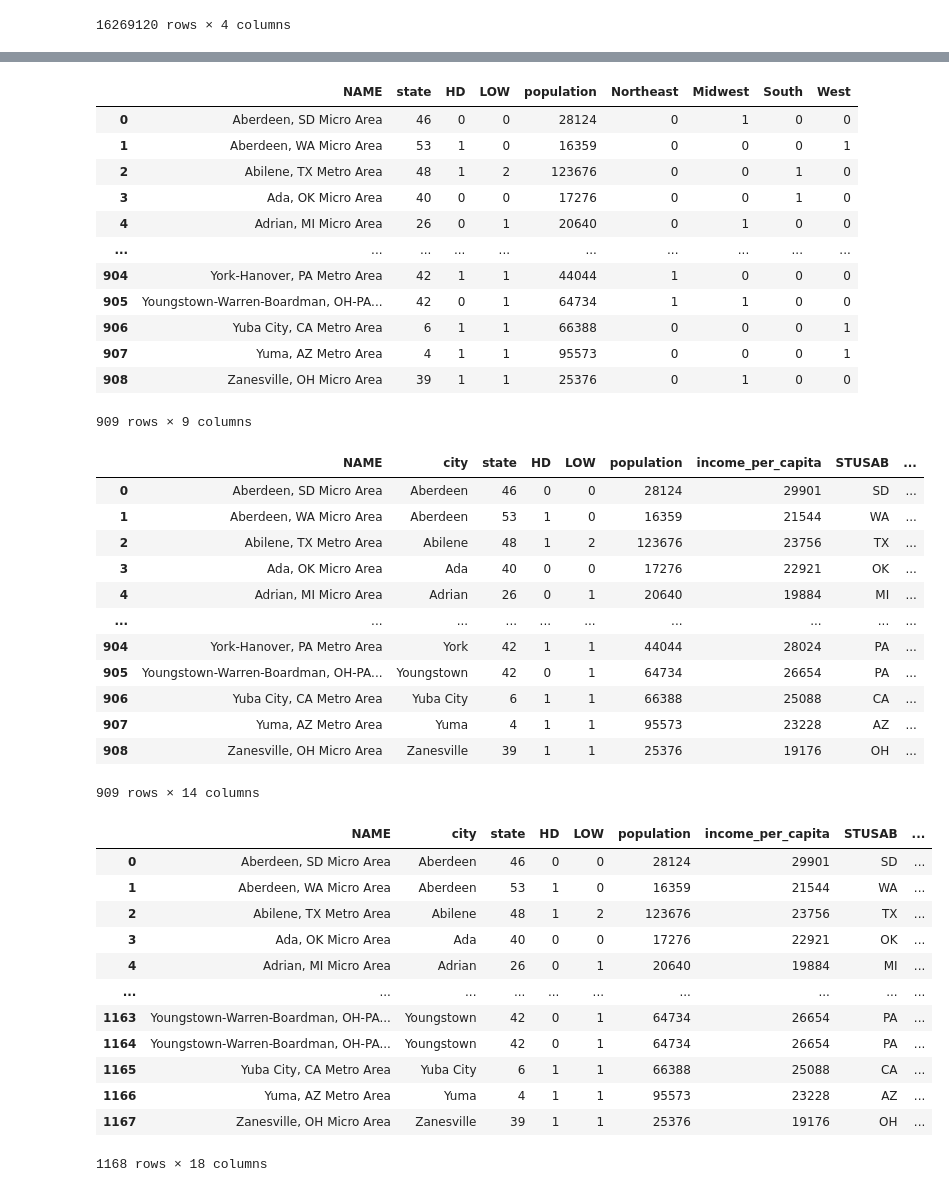
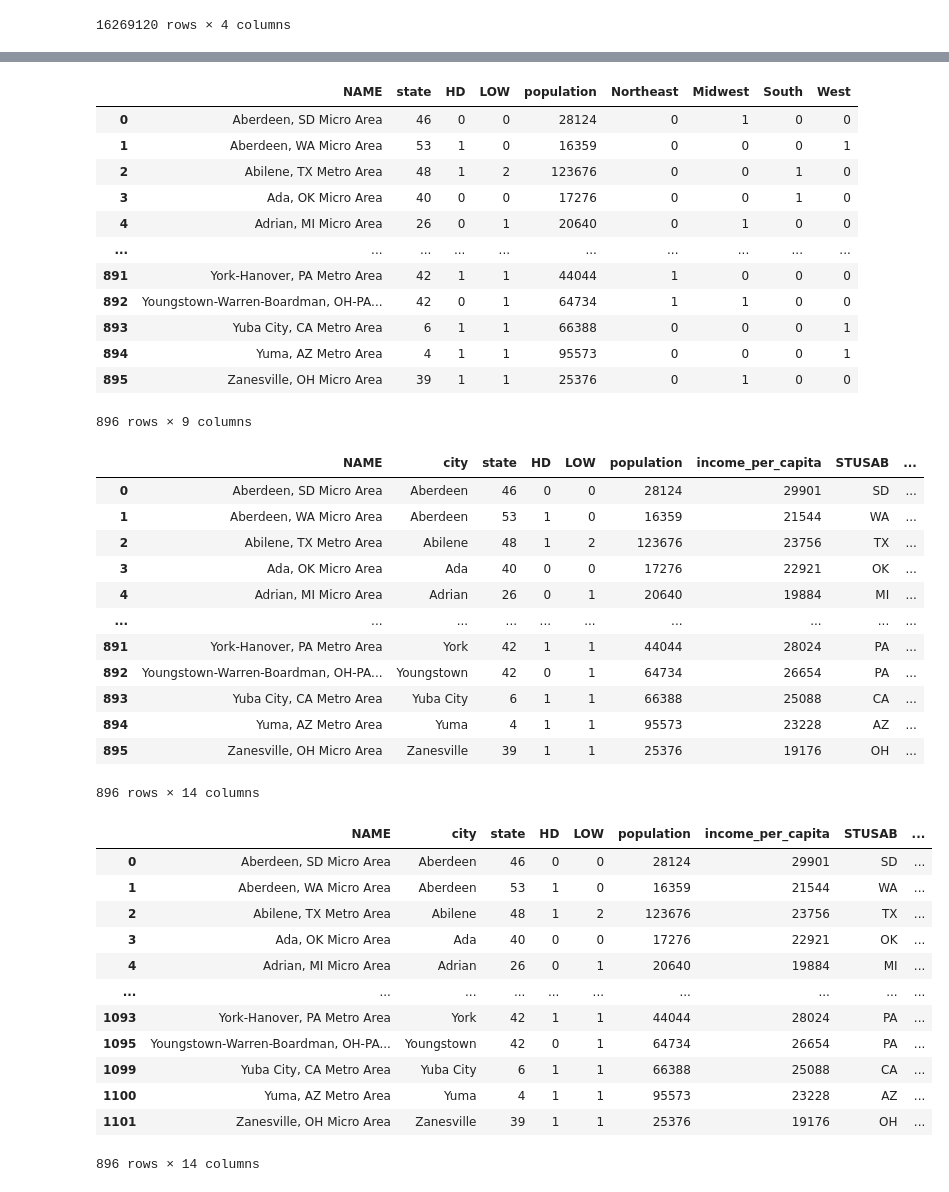
Before and after one commit to ericschulman/entry_games, a Jupyter notebook: estimation/CDP_CBSA.ipynb, the cells around one changed output, grey strips where cells are left out. Saved outputs shown, nothing was run; the diff lists cells and outputs as text; code cells hidden in the pictures.

```diff
--- a/estimation/CDP_CBSA.ipynb
+++ b/estimation/CDP_CBSA.ipynb
@@ -14,7 +11,7 @@ entry2_data = pd.read_csv("entry_loc2.csv")
 CBSA = pd.read_csv("CBSA.csv")
 # %%
 # Clean up CDP city name2s
-lst = [' city',' village',' CDP',' town',' borough',' city and borough']
+lst = [' city',' village',' CDP',' town',' borough',' city and borough', ' municipality', ' urban county']
 entry2_data['city']= entry2_data['city'].str.strip()
 entry2_data['city'] = entry2_data['city'].replace(lst,'', regex=True)
 entry2_data['city']= entry2_data['city'].str.strip()
@@ -167,6 +164,6 @@ merged
 # %%
-"""merged['lst'] = merged['NAME'].str.split('-|, ')
+merged['lst'] = merged['NAME'].str.split('-|, ')
 merged['checkisin'] = [c in l for c, l in zip(merged['city'], merged['lst'])]
 merged = merged.loc[merged.checkisin]
-merged"""
+merged
 # %% [output]
@@ -198,10 +217,11 @@ merged.to_csv('merged.csv')
 # %%
 # Clean up entry data to merge with store sums
 entry2_data = pd.read_csv("entry_loc2.csv")
-lst = [' city',' village',' CDP',' town', ' borough', ' city and borough']
+lst = [' city',' village',' CDP',' town', ' borough', ' city and borough', ' municipality', ' urban county']
 entry2_data['city'] = entry2_data['city'].replace(lst,'', regex=True)
 entry2_data['city']= entry2_data['city'].str.strip()
-entry2_data['city']
+remove_states = [2, 15]
+entry2_data = entry2_data[~entry2_data['state'].isin(remove_states)]
 entry2_data
 # %% [output]
 |  | Column1 | Unnamed: 0 | city | state | HD | LOW | population | income_per_capita | under44_1 | ... |
@@ -237,5 +257,5 @@ entry2_data
 # %%
-merged2 = entry2_data.merge(merged,how='left',on=['STUSAB','city'])
+merged2 = entry2_data.merge(merged,how='left',on=['STUSAB','city']).drop_duplicates()
 merged2
 # %% [output]
 |  | city | state | HD | LOW | population | income_per_capita | STUSAB | low warehouse distance | ... |
@@ -315,12 +335,12 @@ merged_group_sum
 | 3 | Ada, OK Micro Area | 40 | 0 | 0 | 17276 | 0 | 0 | 1 | 0 |
 | 4 | Adrian, MI Micro Area | 26 | 0 | 1 | 20640 | 0 | 1 | 0 | 0 |
 | ... | ... | ... | ... | ... | ... | ... | ... | ... | ... |
-| 904 | York-Hanover, PA Metro Area | 42 | 1 | 1 | 44044 | 1 | 0 | 0 | 0 |
-| 905 | Youngstown-Warren-Boardman, OH-PA... | 42 | 0 | 1 | 64734 | 1 | 1 | 0 | 0 |
-| 906 | Yuba City, CA Metro Area | 6 | 1 | 1 | 66388 | 0 | 0 | 0 | 1 |
-| 907 | Yuma, AZ Metro Area | 4 | 1 | 1 | 95573 | 0 | 0 | 0 | 1 |
-| 908 | Zanesville, OH Micro Area | 39 | 1 | 1 | 25376 | 0 | 1 | 0 | 0 |
+| 891 | York-Hanover, PA Metro Area | 42 | 1 | 1 | 44044 | 1 | 0 | 0 | 0 |
+| 892 | Youngstown-Warren-Boardman, OH-PA... | 42 | 0 | 1 | 64734 | 1 | 1 | 0 | 0 |
+| 893 | Yuba City, CA Metro Area | 6 | 1 | 1 | 66388 | 0 | 0 | 0 | 1 |
+| 894 | Yuma, AZ Metro Area | 4 | 1 | 1 | 95573 | 0 | 0 | 0 | 1 |
+| 895 | Zanesville, OH Micro Area | 39 | 1 | 1 | 25376 | 0 | 1 | 0 | 0 |
-909 rows × 9 columns
+896 rows × 9 columns
 # %%
 merged_cols = merged_grouped_max.merge(merged_grouped_sum)
 merged_cols
@@ -332,27 +352,28 @@ merged_cols
 | 3 | Ada, OK Micro Area | Ada | 40 | 0 | 0 | 17276 | 22921 | OK | ... |
 | 4 | Adrian, MI Micro Area | Adrian | 26 | 0 | 1 | 20640 | 19884 | MI | ... |
 | ... | ... | ... | ... | ... | ... | ... | ... | ... | ... |
-| 904 | York-Hanover, PA Metro Area | York | 42 | 1 | 1 | 44044 | 28024 | PA | ... |
-| 905 | Youngstown-Warren-Boardman, OH-PA... | Youngstown | 42 | 0 | 1 | 64734 | 26654 | PA | ... |
-| 906 | Yuba City, CA Metro Area | Yuba City | 6 | 1 | 1 | 66388 | 25088 | CA | ... |
-| 907 | Yuma, AZ Metro Area | Yuma | 4 | 1 | 1 | 95573 | 23228 | AZ | ... |
-| 908 | Zanesville, OH Micro Area | Zanesville | 39 | 1 | 1 | 25376 | 19176 | OH | ... |
+| 891 | York-Hanover, PA Metro Area | York | 42 | 1 | 1 | 44044 | 28024 | PA | ... |
+| 892 | Youngstown-Warren-Boardman, OH-PA... | Youngstown | 42 | 0 | 1 | 64734 | 26654 | PA | ... |
+| 893 | Yuba City, CA Metro Area | Yuba City | 6 | 1 | 1 | 66388 | 25088 | CA | ... |
+| 894 | Yuma, AZ Metro Area | Yuma | 4 | 1 | 1 | 95573 | 23228 | AZ | ... |
+| 895 | Zanesville, OH Micro Area | Zanesville | 39 | 1 | 1 | 25376 | 19176 | OH | ... |
-909 rows × 14 columns
+896 rows × 14 columns
 # %%
 merged_cols = pd.merge(merged_cols, merged2[['NAME','Northeast','Midwest','South','West']],on='NAME')
+merged_cols = merged_cols.drop(columns=['Northeast_y','Midwest_y','South_y','West_y']).drop_duplicates()
 merged_cols
 # %% [output]
 |  | NAME | city | state | HD | LOW | population | income_per_capita | STUSAB | ... |
 | 0 | Aberdeen, SD Micro Area | Aberdeen | 46 | 0 | 0 | 28124 | 29901 | SD | ... |
 | 1 | Aberdeen, WA Micro Area | Aberdeen | 53 | 1 | 0 | 16359 | 21544 | WA | ... |
 | 2 | Abilene, TX Metro Area | Abilene | 48 | 1 | 2 | 123676 | 23756 | TX | ... |
 | 3 | Ada, OK Micro Area | Ada | 40 | 0 | 0 | 17276 | 22921 | OK | ... |
 | 4 | Adrian, MI Micro Area | Adrian | 26 | 0 | 1 | 20640 | 19884 | MI | ... |
 | ... | ... | ... | ... | ... | ... | ... | ... | ... | ... |
-| 1163 | Youngstown-Warren-Boardman, OH-PA... | Youngstown | 42 | 0 | 1 | 64734 | 26654 | PA | ... |
-| 1164 | Youngstown-Warren-Boardman, OH-PA... | Youngstown | 42 | 0 | 1 | 64734 | 26654 | PA | ... |
-| 1165 | Yuba City, CA Metro Area | Yuba City | 6 | 1 | 1 | 66388 | 25088 | CA | ... |
-| 1166 | Yuma, AZ Metro Area | Yuma | 4 | 1 | 1 | 95573 | 23228 | AZ | ... |
-| 1167 | Zanesville, OH Micro Area | Zanesville | 39 | 1 | 1 | 25376 | 19176 | OH | ... |
+| 1093 | York-Hanover, PA Metro Area | York | 42 | 1 | 1 | 44044 | 28024 | PA | ... |
+| 1095 | Youngstown-Warren-Boardman, OH-PA... | Youngstown | 42 | 0 | 1 | 64734 | 26654 | PA | ... |
+| 1099 | Yuba City, CA Metro Area | Yuba City | 6 | 1 | 1 | 66388 | 25088 | CA | ... |
+| 1100 | Yuma, AZ Metro Area | Yuma | 4 | 1 | 1 | 95573 | 23228 | AZ | ... |
+| 1101 | Zanesville, OH Micro Area | Zanesville | 39 | 1 | 1 | 25376 | 19176 | OH | ... |
-1168 rows × 18 columns
+896 rows × 14 columns
 # %%
```
Also changed, not shown: parts of 14 cells of this notebook, 4 other files.
